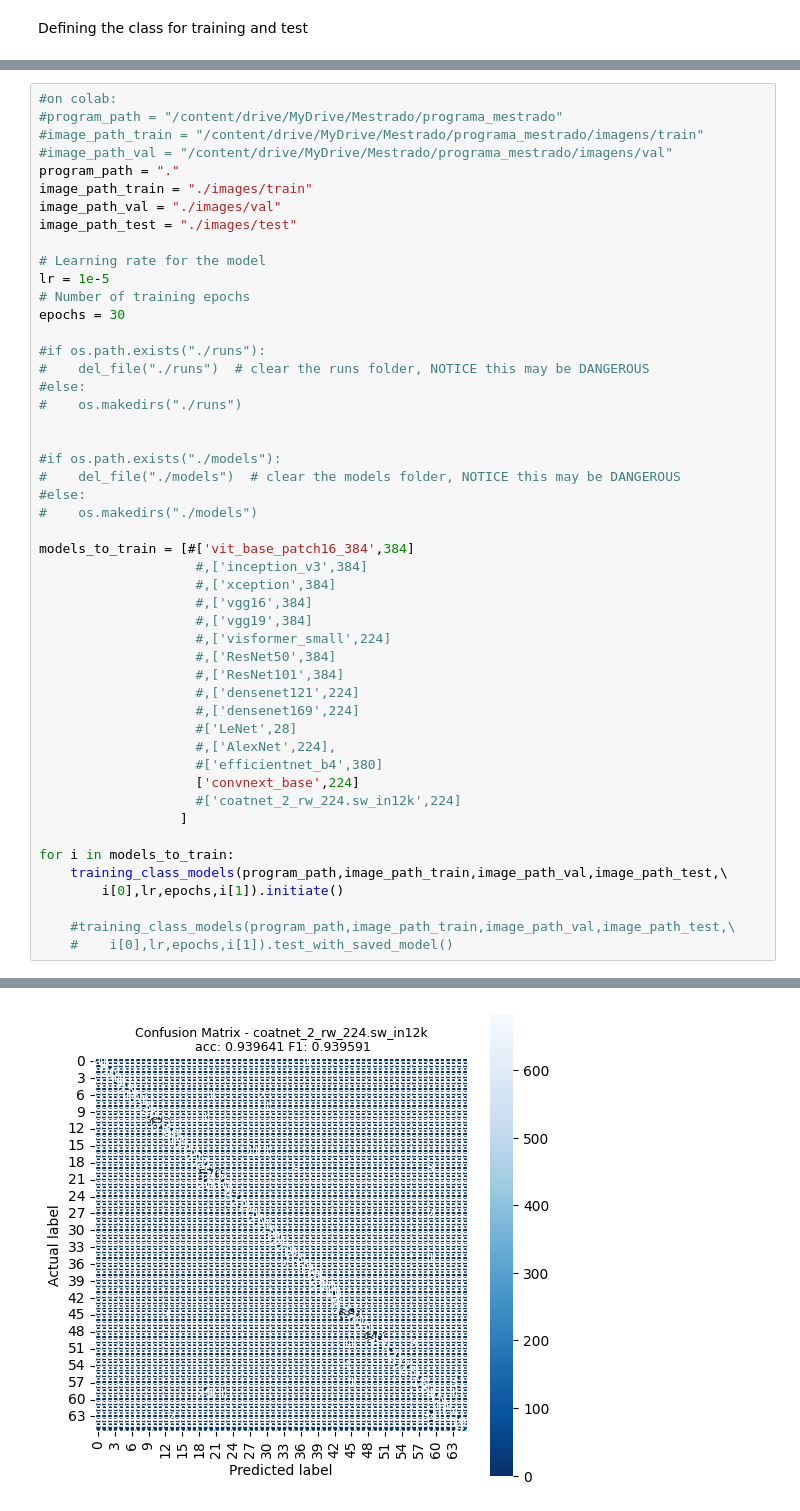
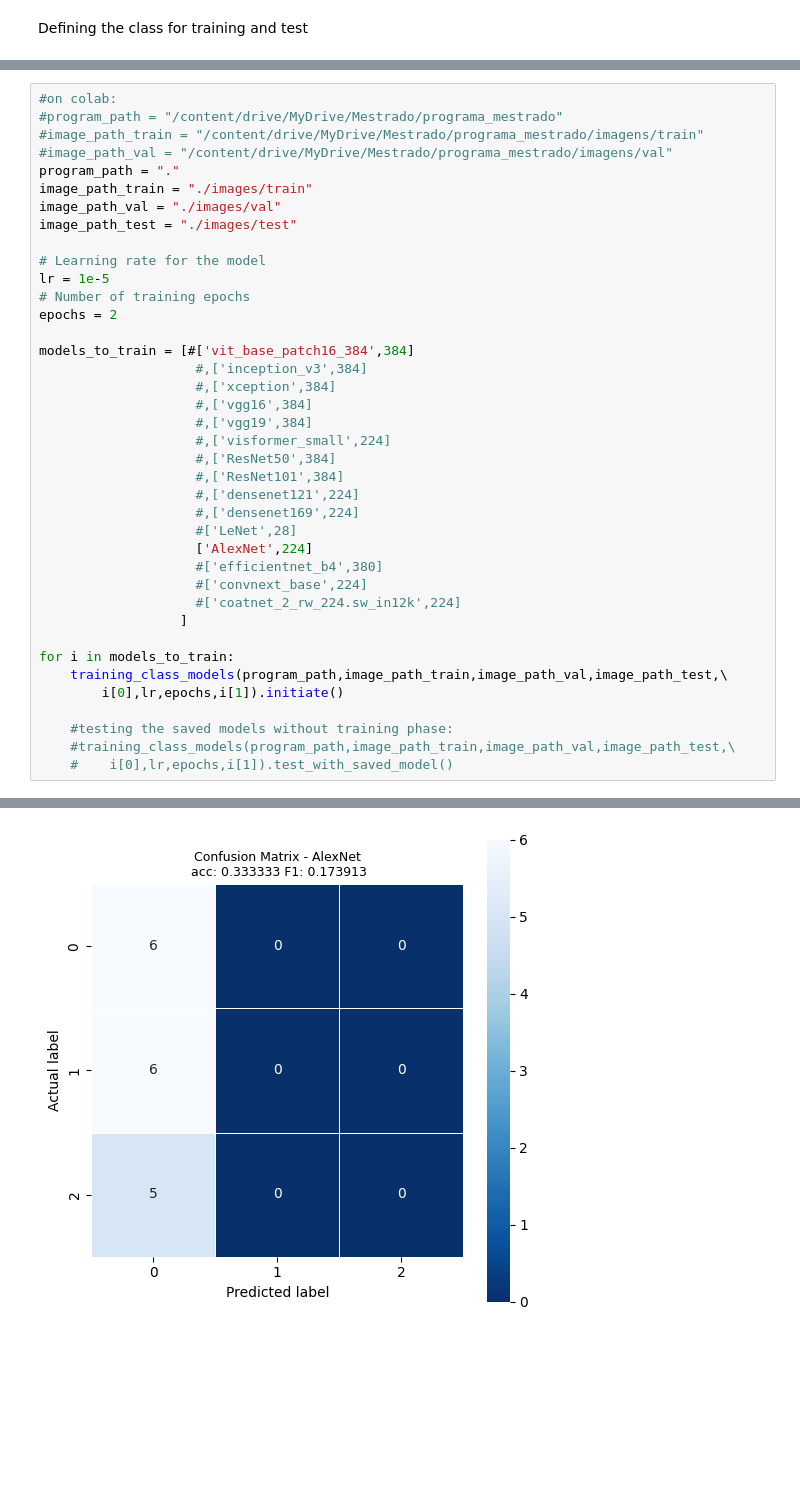
Before and after one commit to dfdiasbr/ArtigoMestrado, a Jupyter notebook: Código_artigo_2024.ipynb, the cells around one changed output, grey strips where cells are left out. Saved outputs shown, nothing was run; the diff lists cells and outputs as text; blank space fills up the shorter version.

```diff
--- a/Código_artigo_2024.ipynb
+++ b/Código_artigo_2024.ipynb
@@ -594,18 +607,7 @@ image_path_test = "./images/test"
 # Learning rate for the model
 lr = 1e-5
 # Number of training epochs
-epochs = 30
-
-#if os.path.exists("./runs"):
-#    del_file("./runs")  # clear the runs folder, NOTICE this may be DANGEROUS
-#else:
-#    os.makedirs("./runs")
-
-
-#if os.path.exists("./models"):
-#    del_file("./models")  # clear the models folder, NOTICE this may be DANGEROUS
-#else:
-#    os.makedirs("./models")
+epochs = 2
 
 models_to_train = [#['vit_base_patch16_384',384]
                     #,['inception_v3',384]
@@ -618,9 +620,9 @@ models_to_train = [#['vit_base_patch16_384',384]
                     #,['densenet121',224]
                     #,['densenet169',224]
                     #['LeNet',28]
-                    #,['AlexNet',224],
+                    ['AlexNet',224]
                     #['efficientnet_b4',380]
-                    ['convnext_base',224]
+                    #['convnext_base',224]
                     #['coatnet_2_rw_224.sw_in12k',224]
                   ]
 
@@ -628,6 +630,7 @@ for i in models_to_train:
     training_class_models(program_path,image_path_train,image_path_val,image_path_test,\
         i[0],lr,epochs,i[1]).initiate()
 
+    #testing the saved models without training phase:
     #training_class_models(program_path,image_path_train,image_path_val,image_path_test,\
     #    i[0],lr,epochs,i[1]).test_with_saved_model()
 # %% [output]
@@ -640 +641 @@ memory released in device cuda - test phase
-[figure, old version]
+[figure, new version]
```
Also changed, not shown: parts of 5 cells of this notebook.
